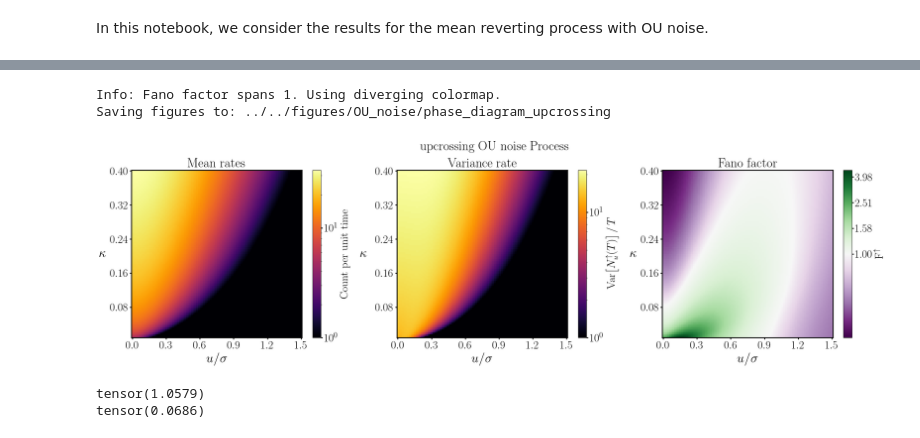
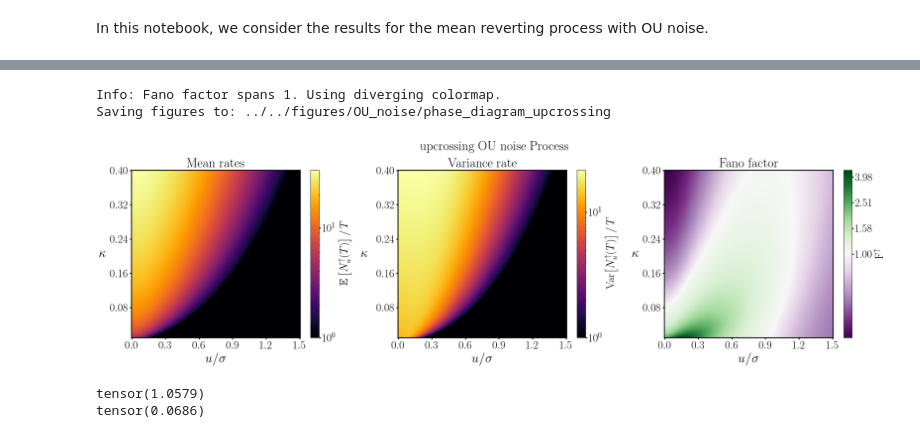
Before and after one commit to shivangrawat/gaussian-crossings, a Jupyter notebook: examples/OU_noise/OU_noise.ipynb, the cells around one changed output, grey strips where cells are left out. Drawn from its saved outputs; the diff is of its cells as text; code cells hidden in the pictures.

```diff
--- a/examples/OU_noise/OU_noise.ipynb
+++ b/examples/OU_noise/OU_noise.ipynb
@@ -48,10 +48,10 @@ T = 100.0    # Total simulation time (e.g., 10 time units)
 tau_f = 0.003   # Correlation decay parameter, 3ms
 sigma = 1.0 # Standard deviation (amplitude) of the process
 # %%
-num_points_kappa = 100
+num_points_kappa = 250
 kappa = torch.linspace(0.01, 0.4, num_points_kappa)
 
-num_points_psi = 100
+num_points_psi = 250
 psi = torch.linspace(0.0, 1.5, num_points_psi)
 
 mean_rates = torch.zeros(num_points_kappa, num_points_psi)
@@ -96,7 +96,7 @@ print(f"Starting parallel computation for {len(tasks)} points...")
 start_time = time.time() # Optional: Start timer
 
 # Execute in parallel
-results = Parallel(n_jobs=-1, backend='loky', verbose=10)(
+results = Parallel(n_jobs=-1, backend='loky', verbose=1)(
     delayed(compute_point_ou_noise)(
         task[0], task[1], task[2], task[3], # i, j, current_kappa, current_psi
         sigma, tau_f, ModelClass, process.r_OU_noise, mean_rate_method, fano_method # Fixed parameters, including r_func
@@ -204,7 +192,7 @@ pc0 = axes[0].pcolormesh(psi, kappa, adjusted_mean_rates, shading='auto', # Use
                          cmap=cmap_mean, norm=log_norm)
 cbar0 = fig.colorbar(pc0, ax=axes[0])
 # Apply new styling (from reference code)
-cbar0.set_label("Count per unit time", fontsize=tick_label_fontsize)
+cbar0.set_label(mean_label, fontsize=tick_label_fontsize)
 cbar0.ax.tick_params(labelsize=tick_label_fontsize, width=tick_line_width)
 
 # Apply new styling (from reference code)
@@ -270,34 +258,34 @@ axes[2].set_title("Fano factor", fontsize=axis_label_fontsize) # Use defined fan
 # Apply new tick locator and styling (from reference code)
 axes[2].xaxis.set_major_locator(plt.MaxNLocator(num_x_ticks))
 axes[2].yaxis.set_major_locator(plt.MaxNLocator(num_y_ticks))
 axes[2].tick_params(axis='both', which='major', labelsize=tick_label_fontsize, width=tick_line_width)
 
 # Apply new spine width (from reference code)
 for spine in axes[2].spines.values():
     spine.set_linewidth(spine_line_width)
 
 # Apply new font size to suptitle and keep process name
 fig.suptitle(f"{crossing_type} OU noise Process", fontsize=axis_label_fontsize)
 
 plt.tight_layout()
 
 # --- Save the figure (Adopted from reference code) ---
 # Adapt folder location for the OU noise process
 folder_loc = f'../../figures/OU_noise/'
 os.makedirs(folder_loc, exist_ok=True) # Create folder if it doesn't exist
 file_name = f'phase_diagram_{crossing_type}'
 file_save_path = os.path.join(folder_loc, file_name)
 
 print(f"Saving figures to: {file_save_path}")
 plt.savefig(f'{file_save_path}.png', bbox_inches='tight', dpi=300)
 plt.savefig(f'{file_save_path}.svg', format='svg', bbox_inches='tight', dpi=300)
 plt.savefig(f'{file_save_path}.eps', format='eps', bbox_inches='tight', dpi=300)
 
 plt.show()
 # %% [output]
 Info: Fano factor spans 1. Using diverging colormap.
 Saving figures to: ../../figures/OU_noise/phase_diagram_upcrossing
-[figure, old version]
+[figure, new version]
 # %%
 kappa = 0.1
 tau_e = tau_f / kappa
```
Also changed, not shown: parts of 1 cell of this notebook, 4 other files.
